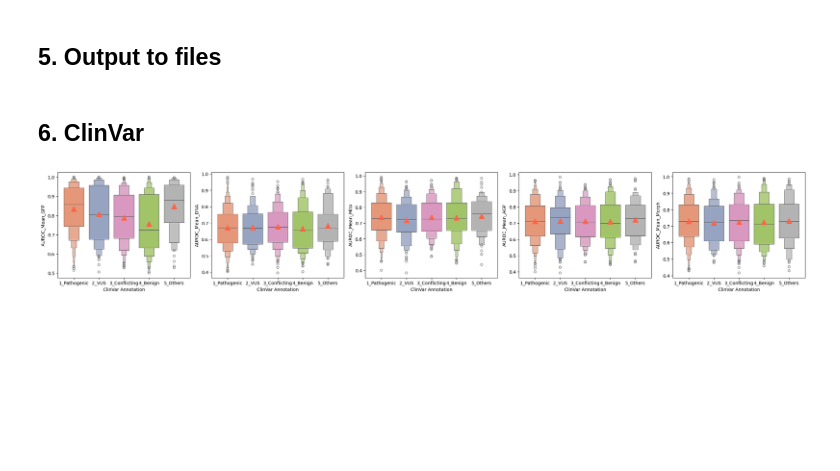
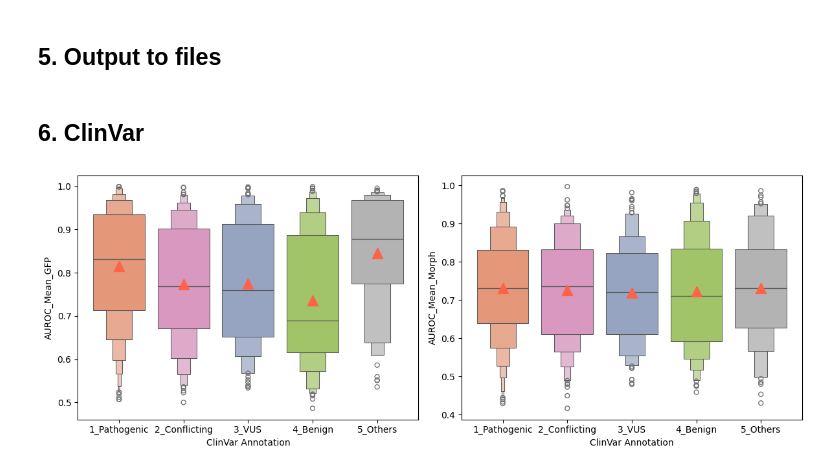
Before and after one commit to broadinstitute/2025_varchamp_snakemake, a Jupyter notebook: 3.downstream_analyses/scripts/3_classification_metrics.ipynb, the cells around one changed output. Cells and saved outputs as stored; diff of their text form; code cells hidden in the pictures; blank space fills up the shorter version.

```diff
--- a/3.downstream_analyses/scripts/3_classification_metrics.ipynb
+++ b/3.downstream_analyses/scripts/3_classification_metrics.ipynb
@@ -865,11 +865,17 @@ ALLELE_COLLECT_DIR = "/home/shenrunx/igvf/varchamp/2025_laval_submitted/1_allele
 sys.path.insert(1, f"{ALLELE_COLLECT_DIR}/2_analysis")
 from plot_utils import *
 
-clinvar_category = ['1_Pathogenic', '4_Benign', '3_Conflicting', '2_VUS', '5_Others', '6_No_ClinVar']
+clinvar_category = ['1_Pathogenic', '4_Benign', '2_Conflicting', '3_VUS', '5_Others', '6_No_ClinVar']
 clinvar_palette_clinvar = sns.color_palette("Set2")
 clinvar_palette_clinvar[0], clinvar_palette_clinvar[1], clinvar_palette_clinvar[2], clinvar_palette_clinvar[3], clinvar_palette_clinvar[4], clinvar_palette_clinvar[5], clinvar_palette_clinvar[7] = \
 clinvar_palette_clinvar[1], clinvar_palette_clinvar[4], clinvar_palette_clinvar[3], clinvar_palette_clinvar[2], clinvar_palette_clinvar[7], clinvar_palette_clinvar[7], clinvar_palette_clinvar[5]
 palette_dict = {
     "clinvar_clnsig_clean": dict(zip(clinvar_category, clinvar_palette_clinvar[:7]))
 }
-# clinvar_palette_clinvar
+
+auroc_summary = pl.read_csv(
+    (f"{CLASS_SUMMARY_DIR}/imaging_analyses_classification_summary_all_090725_tmp.csv"),
+    infer_schema_length=10000000
+).filter(
+    ~pl.col("gene_allele").str.contains("KCNJ2|STXBP1")
+)
@@ -876,9 +997,17 @@ palette_dict = {
 # %%
 clin_var_annot_df = pl.read_csv(f"{ALLELE_COLLECT_DIR}/3_outputs/varchamp_seq_confirm_alleles_clinvar_gnomad_dbnsfp_struc_scores_OMIM_MOI_disease_modules.tsv", separator="\t", infer_schema_length=10000)
 clin_var_annot_df = clin_var_annot_df.with_columns(
-    pl.concat_str([pl.col("symbol"), pl.col("aa_change")], separator="_").alias("gene_allele")
+    pl.concat_str([pl.col("symbol"), pl.col("aa_change")], separator="_").alias("gene_allele"),
 )
 # change_summary_df = pl.read_csv(f"{CLASS_SUMMARY_DIR}/imaging_analyses_classification_summary_one_perc.csv")
+# %%
+auroc_adj_gfp_df = pl.read_csv("../outputs/2.classification_results/imaging_analyses_classification_summary_all_gfp_adj_auroc.csv")
+auroc_summary = auroc_summary.join(
+    auroc_adj_gfp_df,
+    left_on="gene_allele",
+    right_on="allele_0",
+    how="left"
+)
 # %%
 # for change in FEAT_SETS:
 #     fig, ax = plt.subplots(1,2,figsize=(10.5, 4))
@@ -917,70 +1046,77 @@ clin_var_annot_df = clin_var_annot_df.with_columns(
 #     plt.tight_layout()
 # %%
 summary_clin_var = clin_var_annot_df.join(
-    auroc_summary_one_perc,
+    auroc_summary,
     on=["gene_allele"]
 ).with_columns(
     pl.col("clinvar_clnsig_clean").replace(
         {
-            "4_VUS": "2_VUS",
+            "4_VUS": "3_VUS",
             "6_No_ClinVar": "5_Others",
-            "2_Benign": "4_Benign"
+            "2_Benign": "4_Benign",
+            "3_Conflicting": "2_Conflicting"
         }).alias("clinvar_clnsig_clean"),
 )
 
-fig, axes = plt.subplots(1,5,figsize=(24, 4))
-for i, change in enumerate(FEAT_SETS):
+fig, axes = plt.subplots(1,2,figsize=(12, 4.5))
+for i, change in enumerate(["GFP","Morph"]):
     # print(summary_clin_var.unique("clinvar_clnsig_clean")["clinvar_clnsig_clean"])
     # Create the boxenplot
     plot_data = summary_clin_var.to_pandas()
     groups_order = sorted(summary_clin_var["clinvar_clnsig_clean"].drop_nulls().unique())
+    if change != "GFP":
+        chg_col = f"AUROC_Mean_{change}"
+    else:
+        chg_col = f"AUROC_Mean_{change}_Adj"
     sns.boxenplot(data=plot_data,
                   palette=palette_dict["clinvar_clnsig_clean"],  ##
                   x="clinvar_clnsig_clean",
-                  y=f"AUROC_Mean_{change}",
+                  y=chg_col,
                   hue="clinvar_clnsig_clean", saturation=.7,
                   order=groups_order,
                   hue_order=groups_order,
                   ax=axes[i]
                  )
 
+    axes[i].set_ylabel(f"AUROC_Mean_{change}")
     # Add mean markers as triangles
     list_colors = list(palette_dict["clinvar_clnsig_clean"].values())
     for j, group in enumerate(groups_order):
         group_data = plot_data[plot_data["clinvar_clnsig_clean"] == group]
         if not group_data.empty:
-            group_mean = group_data[f"AUROC_Mean_{change}"].mean()
+            group_mean = group_data[chg_col].mean()
             axes[i].scatter(j, group_mean, marker="^", s=120,
                           color="tomato", #edgecolors="black",
                           linewidth=1.5, zorder=10)
 
     # Add t-test comparison between "1_Pathogenic" and "3_Benign"
     if "1_Pathogenic" in groups_order and "4_Benign" in groups_order:
         from scipy.stats import ttest_ind
-        pathogenic_data = plot_data[plot_data["clinvar_clnsig_clean"] == "1_Pathogenic"][f"AUROC_Mean_{change}"].dropna()
-        benign_data = plot_data[plot_data["clinvar_clnsig_clean"] == "4_Benign"][f"AUROC_Mean_{change}"].dropna()
+        pathogenic_data = plot_data[plot_data["clinvar_clnsig_clean"] == "1_Pathogenic"][chg_col].dropna()
+        benign_data = plot_data[plot_data["clinvar_clnsig_clean"] == "4_Benign"][chg_col].dropna()
         # if len(pathogenic_data) > 0 and len(benign_data) > 0:
         #     t_stat, p_val = ttest_ind(pathogenic_data, benign_data)
 
         #     # Position the p-value text at the top of the plot
         #     y_max = ax[0].get_ylim()[1]
         #     y_pos = y_max * 0.95
 
         #     # Format p-value
         #     if p_val < 0.001:
         #         p_text = f"p < 0.001"
         #     else:
         #         p_text = f"p = {p_val:.3f}"
 
         #     ax[0].text(0.5, y_pos, f"t-test (Pathogenic vs Benign): {p_text}",
         #               transform=ax[0].transData, ha="center", va="top",
         #               bbox=dict(boxstyle="round,pad=0.3", facecolor="white", alpha=0.8),
         #               fontsize=10)
 
     # sns.swarmplot(data=summary_clin_var.to_pandas(), palette=palette_dict["clinvar_clnsig_clean"],
     #               x="clinvar_clnsig_clean_dbnsfp", y=f"AUROC_Mean_{change}",
     #               ax=ax[0], order=sorted(clin_var_annot_df["clinvar_clnsig_clean"].drop_nulls().unique()))
     axes[i].set_xlabel("ClinVar Annotation")
+
 plt.tight_layout()
 # %% [output]
-[figure, old version]
+[figure, new version]
```
Also changed, not shown: parts of 10 cells of this notebook, 6 other files.
